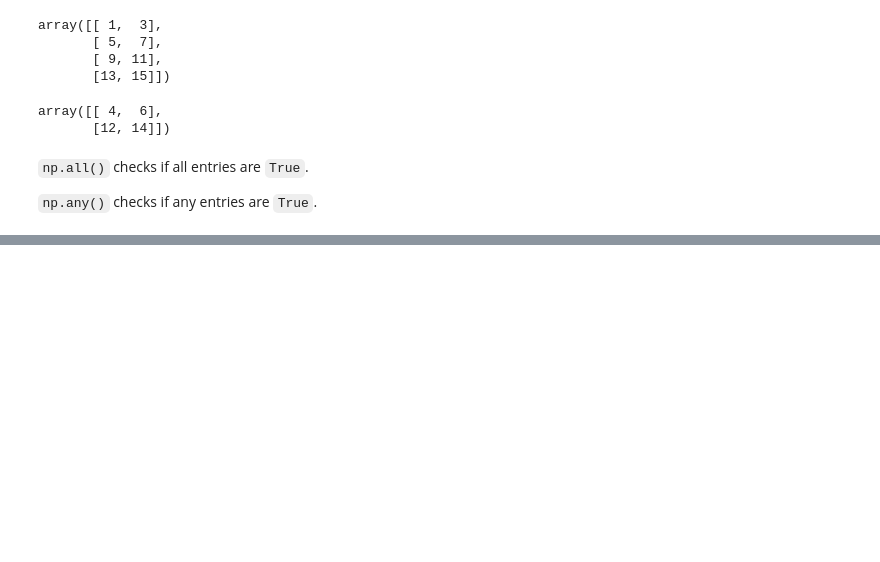
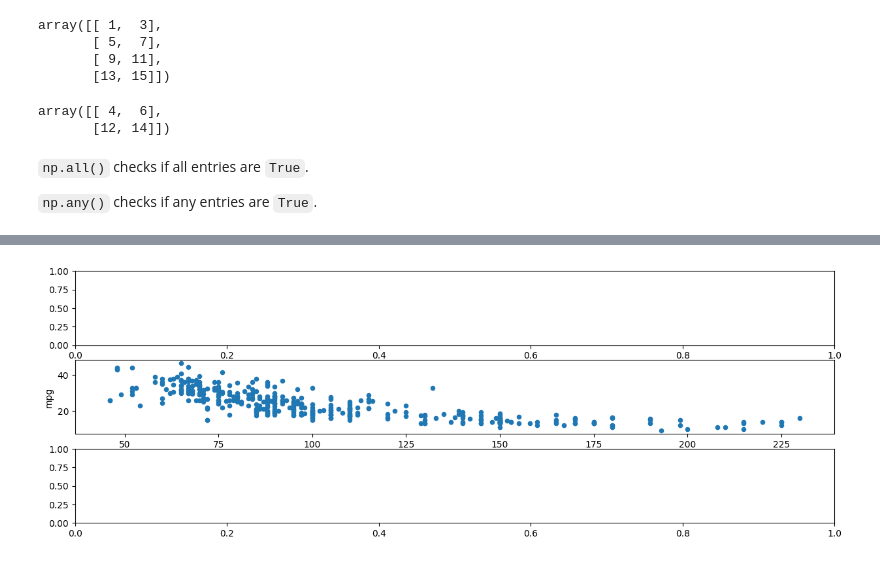
Before and after one commit to Adarsh0047/Introduction-to-Statistical-Learning-With-Python, a Jupyter notebook: Chapter_2_basics.ipynb, the cells around one changed output, grey strips where cells are left out. Drawn from its saved outputs; the diff is of its cells as text; code cells hidden in the pictures; blank space fills up the shorter version.

```diff
--- a/Chapter_2_basics.ipynb
+++ b/Chapter_2_basics.ipynb
@@ -352,0 +707,5 @@ array([[ 4,  6],
+# %%
+fig, ax = subplots(nrows=3, figsize=(15, 5))
+Auto.plot.scatter('horsepower', 'mpg', ax=ax[1]);
+# %% [output]
+[figure, added]
```
Also changed, not shown: parts of 47 cells of this notebook, 2 other files.
